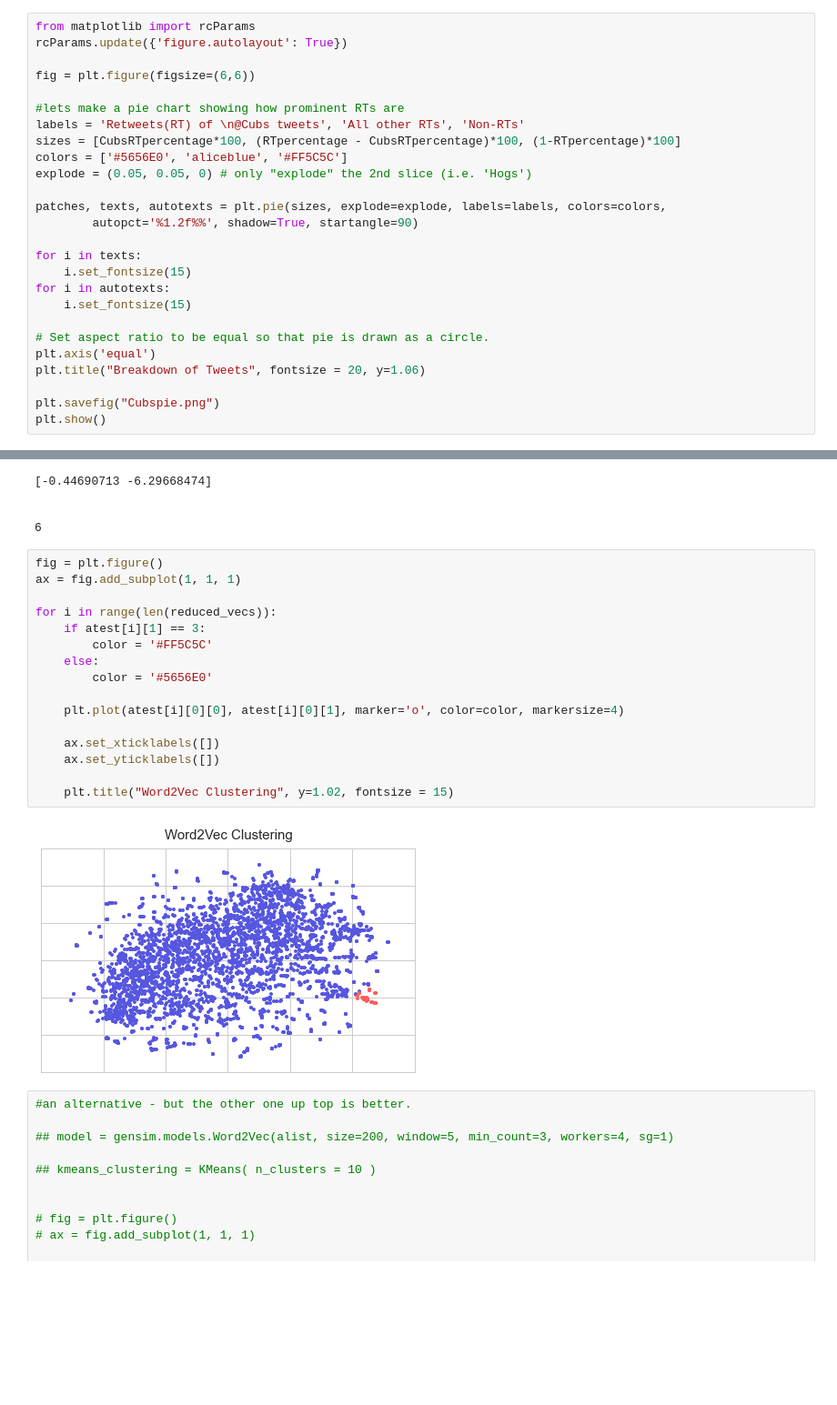
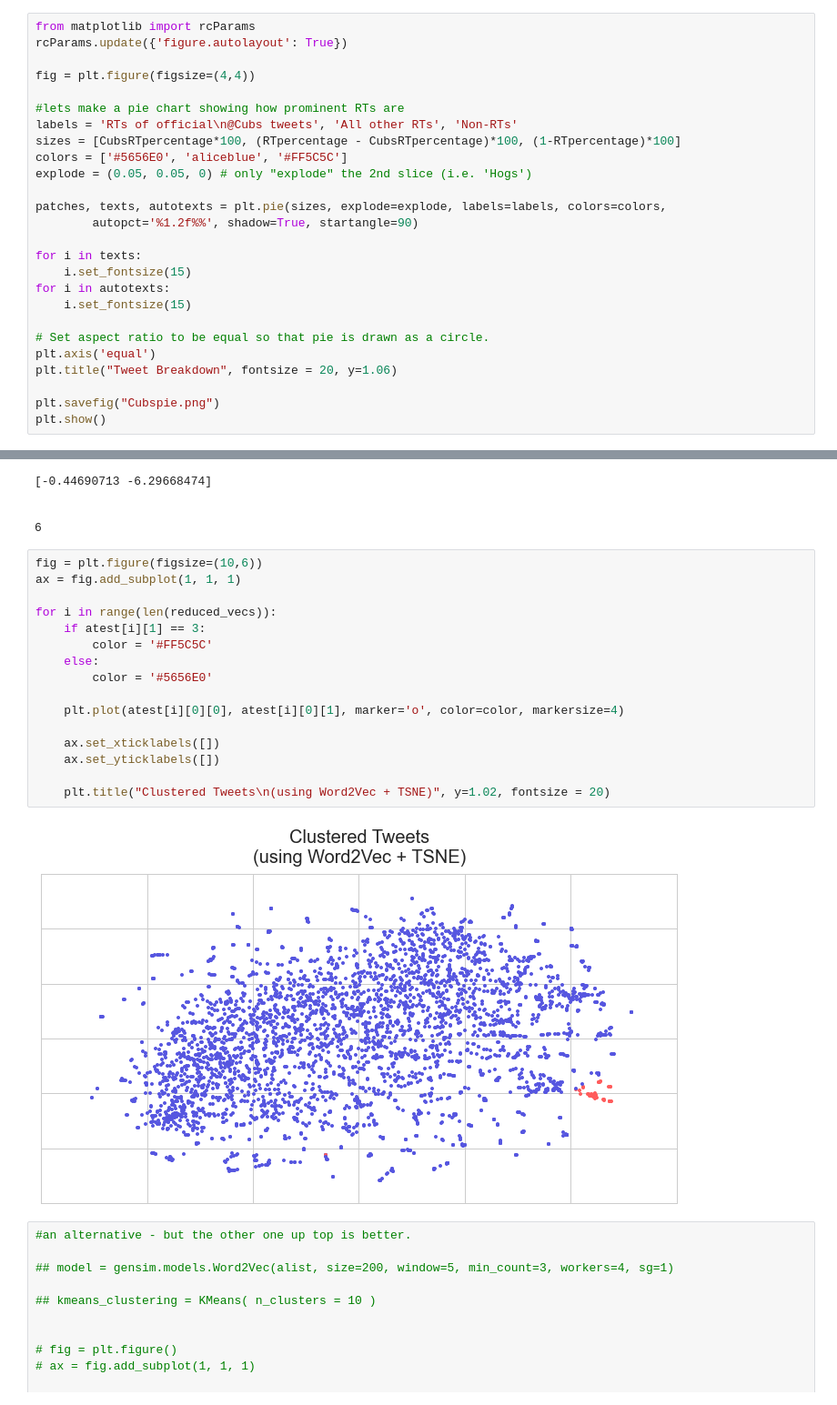
Before and after one commit to yongcho822/Cubs-Sentiment-Analysis-Dashboard, a Jupyter notebook: ExtraAnalysis.ipynb, the cells around one changed output, grey strips where cells are left out. Shown at 91% size. Drawn from its saved outputs; the diff is of its cells as text; blank space fills up the shorter version.

```diff
--- a/ExtraAnalysis.ipynb
+++ b/ExtraAnalysis.ipynb
@@ -44,10 +44,10 @@ len(RTcount), RTpercentage, CubsRTpercentage
 from matplotlib import rcParams
 rcParams.update({'figure.autolayout': True})
 
-fig = plt.figure(figsize=(6,6))
+fig = plt.figure(figsize=(4,4))
 
 #lets make a pie chart showing how prominent RTs are
-labels = 'Retweets(RT) of \n@Cubs tweets', 'All other RTs', 'Non-RTs'
+labels = 'RTs of official\n@Cubs tweets', 'All other RTs', 'Non-RTs'
 sizes = [CubsRTpercentage*100, (RTpercentage - CubsRTpercentage)*100, (1-RTpercentage)*100]
 colors = ['#5656E0', 'aliceblue', '#FF5C5C']
 explode = (0.05, 0.05, 0) # only "explode" the 2nd slice (i.e. 'Hogs')
@@ -62,7 +62,7 @@ for i in autotexts:
 
 # Set aspect ratio to be equal so that pie is drawn as a circle.
 plt.axis('equal')
-plt.title("Breakdown of Tweets", fontsize = 20, y=1.06)
+plt.title("Tweet Breakdown", fontsize = 20, y=1.06)
 
 plt.savefig("Cubspie.png")
 plt.show()
@@ -340,23 +340,23 @@ print atest[0][1]
 
 6
 # %%
-fig = plt.figure()
+fig = plt.figure(figsize=(10,6))
 ax = fig.add_subplot(1, 1, 1)
 
 for i in range(len(reduced_vecs)):
     if atest[i][1] == 3:
         color = '#FF5C5C'
     else:
         color = '#5656E0'
 
     plt.plot(atest[i][0][0], atest[i][0][1], marker='o', color=color, markersize=4)
 
     ax.set_xticklabels([])
     ax.set_yticklabels([])
 
-    plt.title("Word2Vec Clustering", y=1.02, fontsize = 15)
+    plt.title("Clustered Tweets\n(using Word2Vec + TSNE)", y=1.02, fontsize = 20)
 # %% [output]
-[figure, old version]
+[figure, new version]
 # %%
 #an alternative - but the other one up top is better.
 
```
Also changed, not shown: parts of 6 cells of this notebook.
